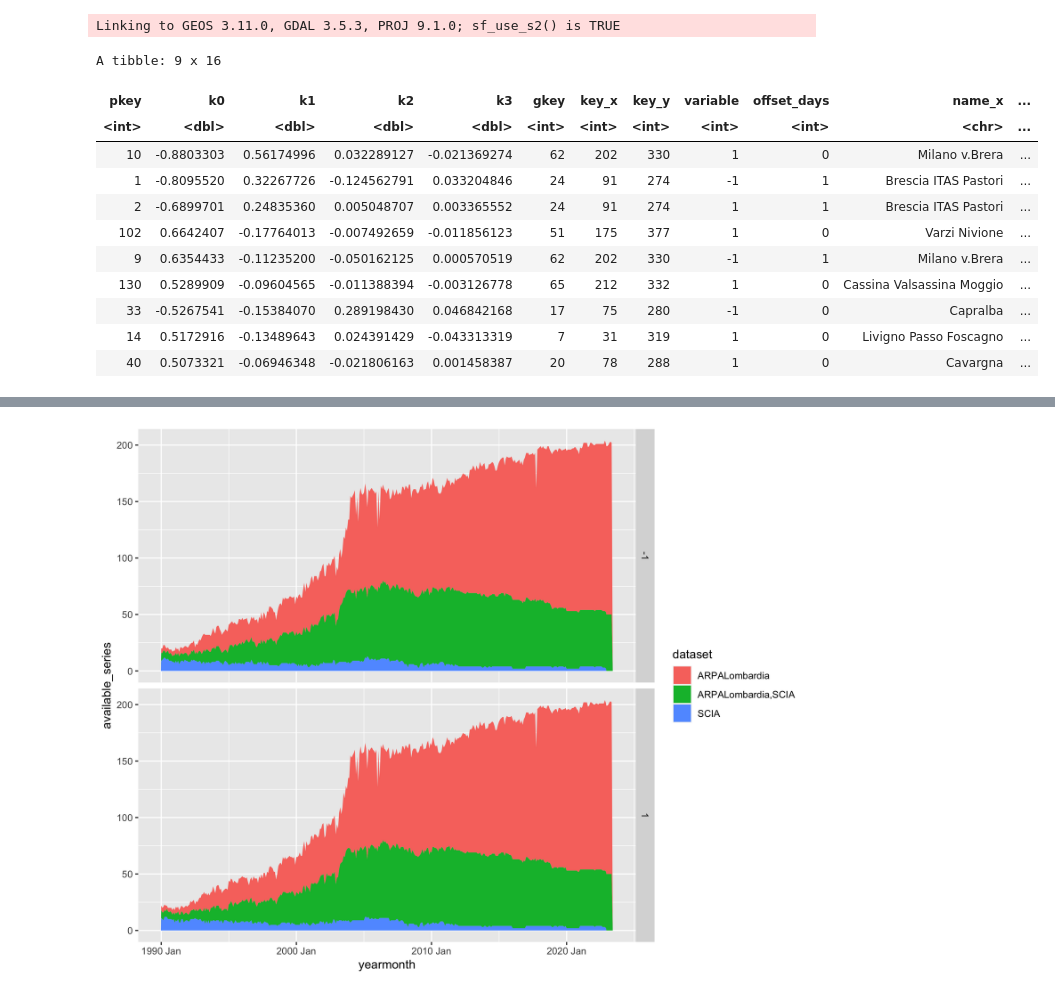
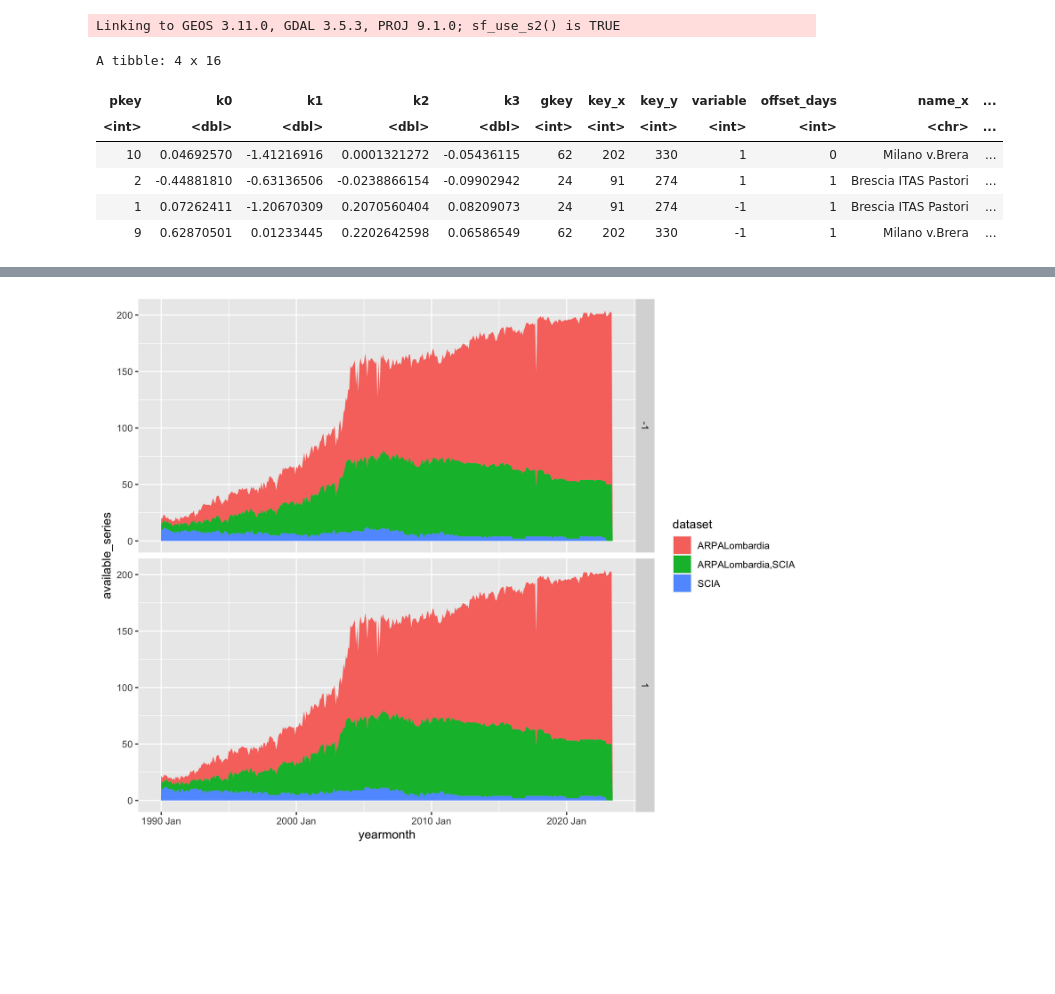
Before and after one commit to dnstudent/TesiMag, a Jupyter notebook: notebooks/integrazioni_regionali/lombardia/series_pairing.ipynb, the cells around one changed output, grey strips where cells are left out. Saved outputs shown, nothing was run; the diff lists cells and outputs as text; code cells hidden in the pictures; blank space fills up the shorter version.

Commit message:
fixup! Merged LOM dataset

```diff
--- a/notebooks/integrazioni_regionali/lombardia/series_pairing.ipynb
+++ b/notebooks/integrazioni_regionali/lombardia/series_pairing.ipynb
@@ -97,23 +97,19 @@ actual_data <- query_checkpoint_data(c(dataset, "SCIA"), "qc1", conns$data) |>
 # %%
 gs <- series_groups(tagged_analysis, actual_metadata, actual_data, tag_same_series)
 ranked_series_groups <- rank_series_groups(gs$table, actual_metadata, merging_datasets, desc(dataset), desc(sensor_last))
-incomp <- incompatible_merges(actual_data, ranked_series_groups, tagged_analysis, 15L, 0.5)
+ignore_corrections <- NULL
+incomp <- incompatible_merges(data, ranked_series_groups, tagged_analysis, 2L, 0.5, ignore_corrections)
 # %%
 i <- incomp |>
-    left_join(metadata |> select(key, name, dataset, sensor_key), by = c("key_x" = "key")) |>
-    left_join(metadata |> select(key, name, dataset, sensor_key), by = c("key_y" = "key"), suffix = c("_x", "_y")) |>
-    arrange(desc(abs(k0)))
+    left_join(actual_metadata |> select(key, name, dataset, sensor_key), by = c("key_x" = "key")) |>
+    left_join(actual_metadata |> select(key, name, network, sensor_key), by = c("key_y" = "key"), suffix = c("_x", "_y")) |>
+    arrange(desc(abs(k0 + 2 * k1 / pi)))
 i
 # %% [output]
-A tibble: 9 x 16
+A tibble: 4 x 16
 | pkey | k0 | k1 | k2 | k3 | gkey | key_x | key_y | variable | offset_days | name_x | ... |
 | <int> | <dbl> | <dbl> | <dbl> | <dbl> | <int> | <int> | <int> | <int> | <int> | <chr> | ... |
-| 10 | -0.8803303 | 0.56174996 | 0.032289127 | -0.021369274 | 62 | 202 | 330 | 1 | 0 | Milano v.Brera | ... |
-| 1 | -0.8095520 | 0.32267726 | -0.124562791 | 0.033204846 | 24 | 91 | 274 | -1 | 1 | Brescia ITAS Pastori | ... |
-| 2 | -0.6899701 | 0.24835360 | 0.005048707 | 0.003365552 | 24 | 91 | 274 | 1 | 1 | Brescia ITAS Pastori | ... |
-| 102 | 0.6642407 | -0.17764013 | -0.007492659 | -0.011856123 | 51 | 175 | 377 | 1 | 0 | Varzi Nivione | ... |
-| 9 | 0.6354433 | -0.11235200 | -0.050162125 | 0.000570519 | 62 | 202 | 330 | -1 | 1 | Milano v.Brera | ... |
-| 130 | 0.5289909 | -0.09604565 | -0.011388394 | -0.003126778 | 65 | 212 | 332 | 1 | 0 | Cassina Valsassina Moggio | ... |
-| 33 | -0.5267541 | -0.15384070 | 0.289198430 | 0.046842168 | 17 | 75 | 280 | -1 | 0 | Capralba | ... |
-| 14 | 0.5172916 | -0.13489643 | 0.024391429 | -0.043313319 | 7 | 31 | 319 | 1 | 0 | Livigno Passo Foscagno | ... |
-| 40 | 0.5073321 | -0.06946348 | -0.021806163 | 0.001458387 | 20 | 78 | 288 | 1 | 0 | Cavargna | ... |
+| 10 | 0.04692570 | -1.41216916 | 0.0001321272 | -0.05436115 | 62 | 202 | 330 | 1 | 0 | Milano v.Brera | ... |
+| 2 | -0.44881810 | -0.63136506 | -0.0238866154 | -0.09902942 | 24 | 91 | 274 | 1 | 1 | Brescia ITAS Pastori | ... |
+| 1 | 0.07262411 | -1.20670309 | 0.2070560404 | 0.08209073 | 24 | 91 | 274 | -1 | 1 | Brescia ITAS Pastori | ... |
+| 9 | 0.62870501 | 0.01233445 | 0.2202642598 | 0.06586549 | 62 | 202 | 330 | -1 | 1 | Milano v.Brera | ... |
```
Also changed, not shown: parts of 3 cells of this notebook, 2 other files.
